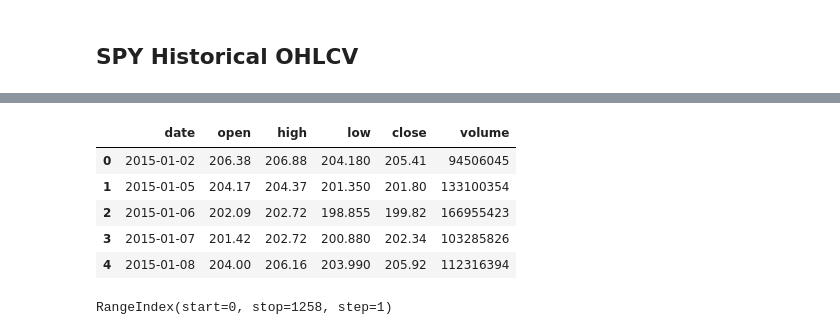
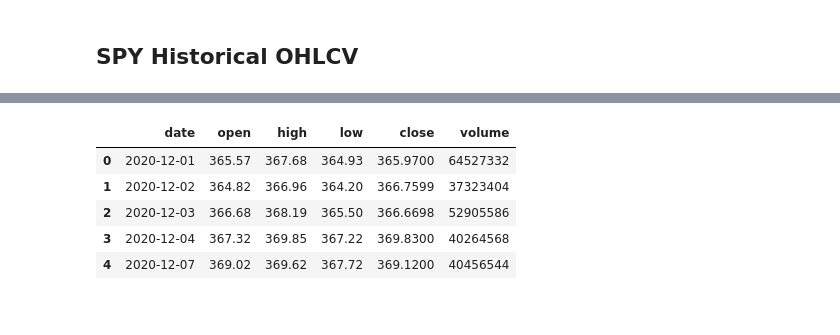
Before and after one commit to nospmah/fintech.group_project, a Jupyter notebook: notebooks/brian_working_2.ipynb, the cells around one changed output, grey strips where cells are left out. Cells and saved outputs as stored; diff of their text form; code cells hidden in the pictures.

```diff
--- a/notebooks/brian_working_2.ipynb
+++ b/notebooks/brian_working_2.ipynb
@@ -207,20 +50,0 @@ spy_raw_df.head()
-# %%
-spy_df = pd.DataFrame()
-spy_df['open'] = spy_raw_df['SPY']['open']
-spy_df['high'] = spy_raw_df['SPY']['high']
-spy_df['low'] = spy_raw_df['SPY']['low']
-spy_df['close'] = spy_raw_df['SPY']['close']
-spy_df['volume'] = spy_raw_df['SPY']['volume']
-spy_df['date'] = spy_raw_df.index.date
-spy_df.reset_index(inplace=True)
-spy_df = spy_df[['date','open','high','low','close','volume']]
-spy_df.head()
-
-# spy_df.index = spy_raw_df.index.date
-# %% [output]
-|  | date | open | high | low | close | volume |
-| 0 | 2015-01-02 | 206.38 | 206.88 | 204.180 | 205.41 | 94506045 |
-| 1 | 2015-01-05 | 204.17 | 204.37 | 201.350 | 201.80 | 133100354 |
-| 2 | 2015-01-06 | 202.09 | 202.72 | 198.855 | 199.82 | 166955423 |
-| 3 | 2015-01-07 | 201.42 | 202.72 | 200.880 | 202.34 | 103285826 |
-| 4 | 2015-01-08 | 204.00 | 206.16 | 203.990 | 205.92 | 112316394 |
@@ -231,4 +50,0 @@ spy_df.head()
-# %%
-spy_df.index
-# %% [output]
-RangeIndex(start=0, stop=1258, step=1)
@@ -274,0 +51,11 @@ RangeIndex(start=0, stop=1258, step=1)
+# %%
+# Call data_service to get SPY historical OHLCV
+spy_df = ds.get_stock_OHLCV(alpaca_api_key, alpaca_secret_key, 'SPY', start_date, end_date, '1D')
+spy_df.head()
+# %% [output]
+|  | date | open | high | low | close | volume |
+| 0 | 2020-12-01 | 365.57 | 367.68 | 364.93 | 365.9700 | 64527332 |
+| 1 | 2020-12-02 | 364.82 | 366.96 | 364.20 | 366.7599 | 37323404 |
+| 2 | 2020-12-03 | 366.68 | 368.19 | 365.50 | 366.6698 | 52905586 |
+| 3 | 2020-12-04 | 367.32 | 369.85 | 367.22 | 369.8300 | 40264568 |
+| 4 | 2020-12-07 | 369.02 | 369.62 | 367.72 | 369.1200 | 40456544 |
```
Also changed, not shown: parts of 39 cells of this notebook, 2 other files.
